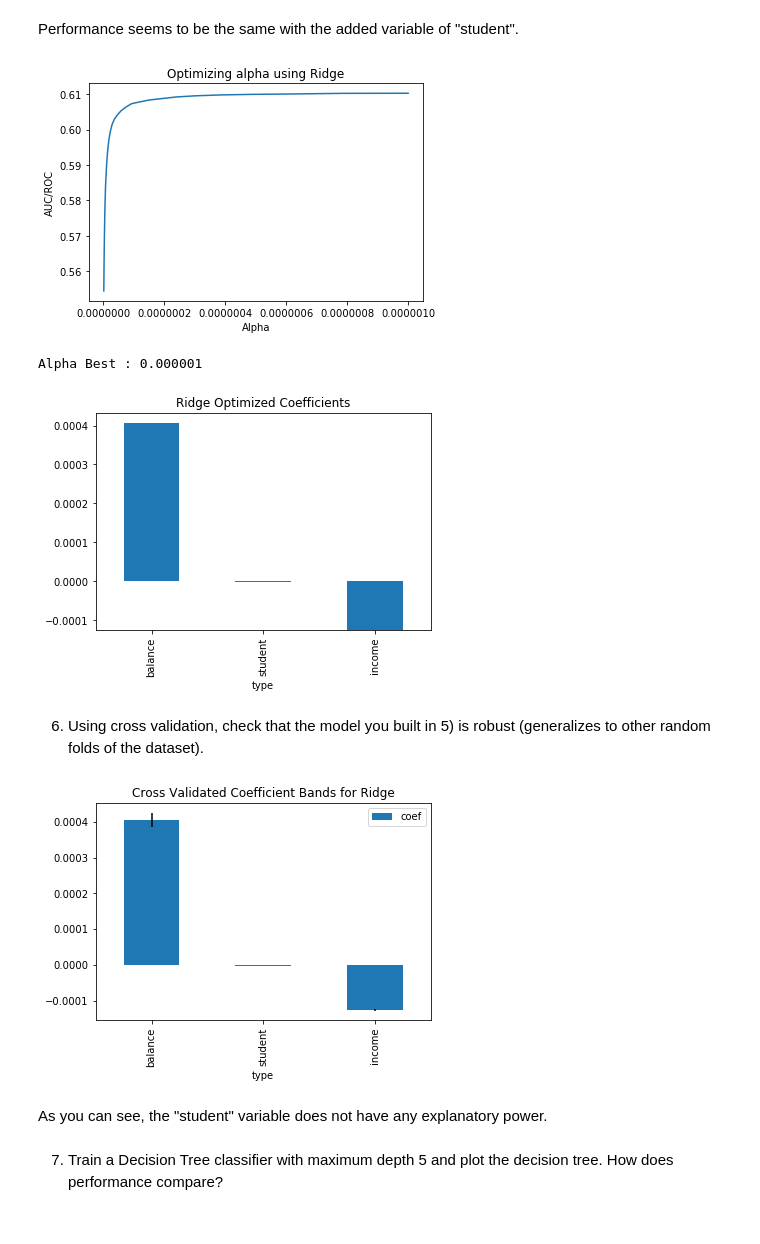
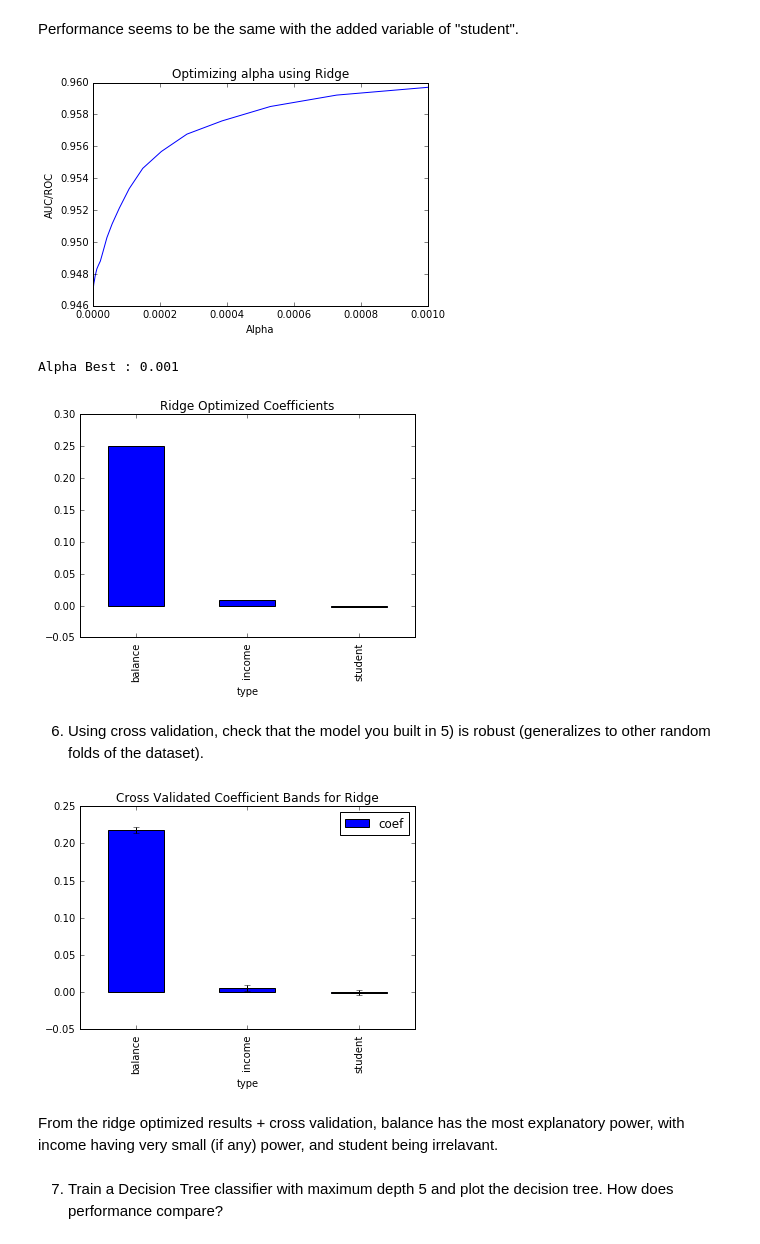
Before and after one commit to Columbia-Intro-Data-Science/python-introduction-an2683, a Jupyter notebook: Homework 3 - Classification.ipynb, the cells around one changed output. Drawn from its saved outputs; the diff is of its cells as text; code cells hidden in the pictures.

```diff
--- a/Homework 3 - Classification.ipynb
+++ b/Homework 3 - Classification.ipynb
@@ -175,43 +185,45 @@ Area under the ROC curve : 0.960878
 # %% [markdown]
 Performance seems to be the same with the added variable of "student".
 # %%
+from sklearn.preprocessing import StandardScaler
 # Create linear regression object
-alphas = np.logspace(-9,-6,30)
+alphas = np.logspace(-7,-3,30)
 
 scores = []
-
+scaler = StandardScaler()
+X = scaler.fit_transform(df_final)
 for alpha in alphas:
     regr = LogisticRegression(C=alpha,penalty='l2')
 
     # Train the model using the training sets
     #regr.fit(X_train, y_train)
-    fpr, tpr, roc_auc, thresholds= generate_auc(df_final,y,LogisticRegression,True,C=alpha,penalty='l2')
+    fpr, tpr, roc_auc, thresholds= generate_auc(X,y,LogisticRegression,True,C=alpha,penalty='l2')
     scores.append(roc_auc)
 plt.plot(alphas,scores)
 plt.xlabel("Alpha")
 plt.ylabel("AUC/ROC")
 plt.title("Optimizing alpha using Ridge")
 plt.show()
 
 alpha_best = alphas[np.argmax(scores)]
-print "Alpha Best : %f" % alpha_best
+print("Alpha Best : {}".format(alpha_best))
 
 regr = LogisticRegression(C=alpha,penalty='l2')
 
 # Train the model using the training sets
-regr.fit(df_final,y)
+regr.fit(X,y)
 dfCoeffs = pd.DataFrame({'type':df_final.columns.values, 'coef':regr.coef_[0]})
 
 
 dfCoeffs2 = dfCoeffs.groupby('type')['coef'].mean()
 
 dfCoeffs2 = dfCoeffs2.sort_values()
 dfCoeffs2[::-1].plot(kind='bar',title="Ridge Optimized Coefficients")
 plt.show()
 # %% [output]
-[figure, old version]
+[figure, new version]
-Alpha Best : 0.000001
+Alpha Best : 0.001
-[figure, old version]
+[figure, new version]
 # %% [markdown]
 6) Using cross validation, check that the model you built in 5) is robust (generalizes to other random folds of the dataset).
 # %%
@@ -236,7 +248,7 @@ def run_cv_coeffs(X,y,clf_class,**kwargs):
         coeffs.append(clf.coef_)
     return coeffs
 
-coeffs=run_cv_coeffs(df_final.values,y.values,LogisticRegression,C=alpha_best,penalty='l2')
+coeffs=run_cv_coeffs(X,y.values,LogisticRegression,C=alpha_best,penalty='l2')
 
 def get_coeffs(coeffs):
     coeffs_avgd = [(coeffs[0][0][i] + coeffs[1][0][i] + coeffs[2][0][i] + coeffs[3][0][i] + coeffs[4][0][i])/5 for i in range(0,len(df_final.columns))]
@@ -254,8 +266,8 @@ dfCoeffs_sorted.plot(x='type',y='coef',kind='bar',yerr=yerr_vals)
 plt.title("Cross Validated Coefficient Bands for Ridge")
 plt.show()
 # %% [output]
-[figure, old version]
+[figure, new version]
-# %% [markdown]
-As you can see, the "student" variable does not have any explanatory power.
+# %% [markdown]
+From the ridge optimized results + cross validation, balance has the most explanatory power, with income having very small (if any) power, and student being irrelavant.
 # %% [markdown]
 7) Train a Decision Tree classifier with maximum depth 5 and plot the decision tree. How does performance compare?
```
Also changed, not shown: parts of 7 cells of this notebook.
